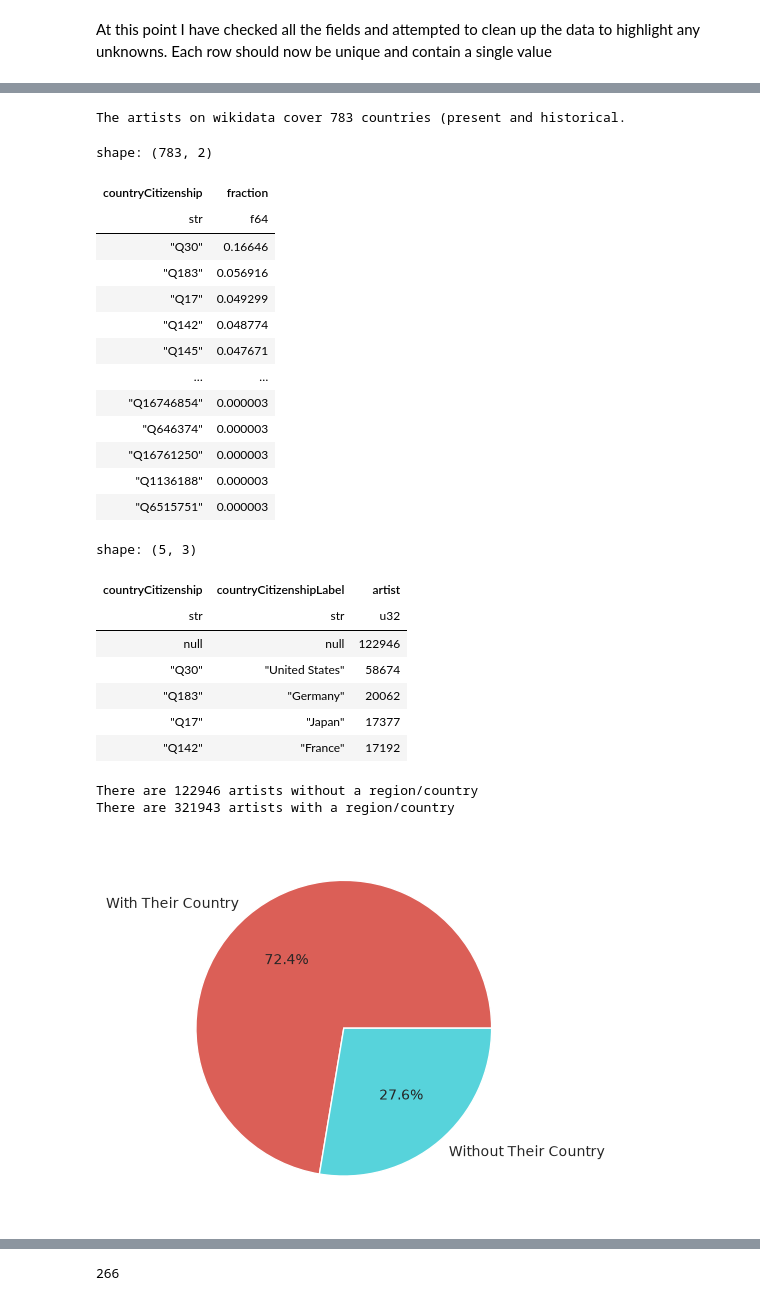
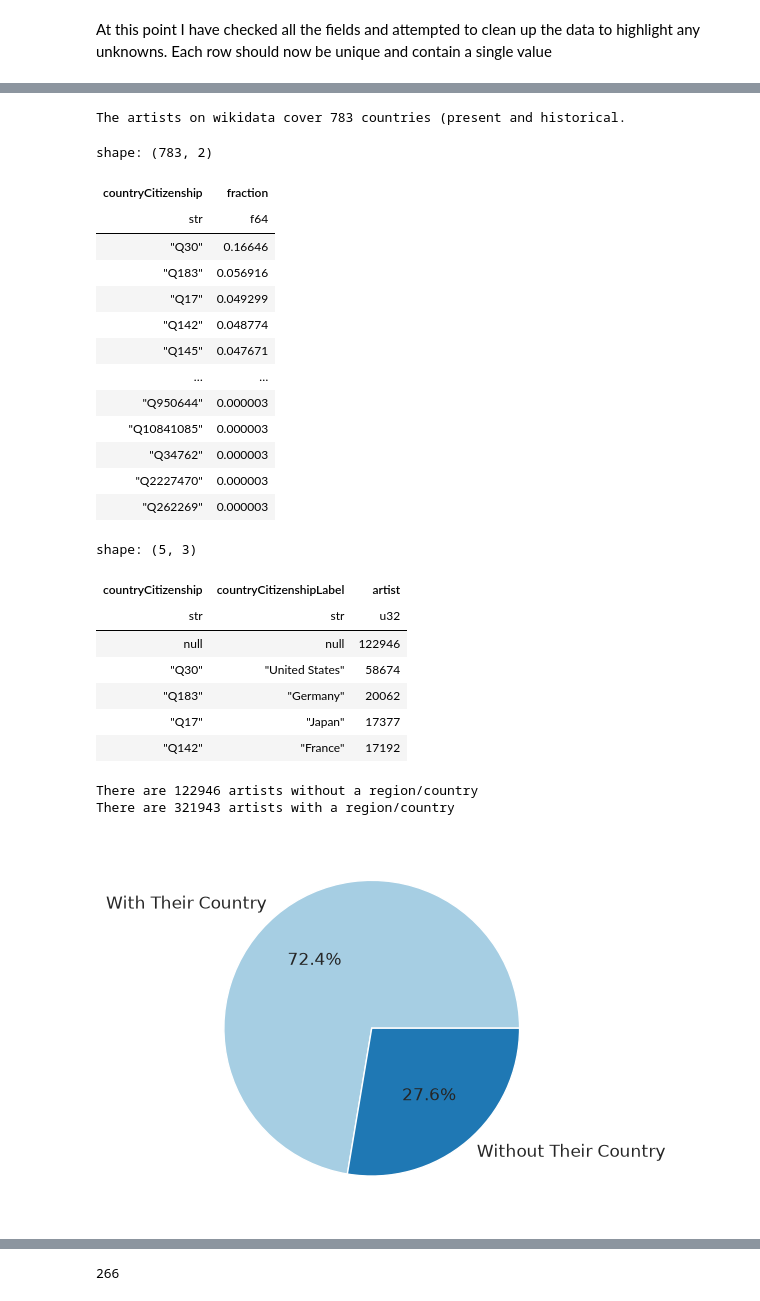
Before and after one commit to malik-files/MScDiss_IGASTNBK_, a Jupyter notebook: Main Code/cleaning_inspecting_labelling_Wikidata_artists.ipynb, the cells around one changed output, grey strips where cells are left out. Cells and saved outputs as stored; diff of their text form; code cells hidden in the pictures.

```diff
--- a/Main Code/cleaning_inspecting_labelling_Wikidata_artists.ipynb
+++ b/Main Code/cleaning_inspecting_labelling_Wikidata_artists.ipynb
@@ -445,7 +445,7 @@ countList.extend(dfOthers["artist"].to_list())
 print(countList)
 makeBarChart(genderList, countList, "Gender Distribution of Artists on Wikidata", "Number of Artists" )
 makePieChart2(genderList, countList, "Percentage of Genders on Wikidata", (0, 0 , 0.5))
-
+plt.rc('font', size=12)
 
 other_genders_forBar = artistGenderGrouped[2:].drop_nulls()
 makePieChart(other_genders_forBar["genderLabel"].to_list(), other_genders_forBar["artist"].to_list(), "Gender Distribution of 'other' Genders on Wikidata", "coolwarm")
@@ -501,40 +501,40 @@ countRegionsNull = artistDF.filter(
     pl.col("countryCitizenship").is_null()
 ).select(pl.col("artist")).unique()
 
 countRegionsNotNull = artistDF.filter(
     pl.col("countryCitizenship").is_not_null()
 ).select(pl.col("artist")).unique()
 print(f"There are {len(countRegionsNull)} artists without a region/country")
 print(f"There are {len(countRegionsNotNull)} artists with a region/country")
 
-makePieChart(["With Their Country", "Without Their Country"],[len(countRegionsNotNull),len(countRegionsNull)],"Artists With and Without Their Country of Citizenship on Wikidata", "hls")
+makePieChart(["With Their Country", "Without Their Country"],[len(countRegionsNotNull),len(countRegionsNull)],"Artists With and Without Their Country of Citizenship on Wikidata", "Paired")
 # %% [output]
 The artists on wikidata cover 783 countries (present and historical.
 shape: (783, 2)
 | countryCitizenship | fraction |
 | str | f64 |
 | "Q30" | 0.16646 |
 | "Q183" | 0.056916 |
 | "Q17" | 0.049299 |
 | "Q142" | 0.048774 |
 | "Q145" | 0.047671 |
 | … | … |
-| "Q16746854" | 0.000003 |
-| "Q646374" | 0.000003 |
-| "Q16761250" | 0.000003 |
-| "Q1136188" | 0.000003 |
-| "Q6515751" | 0.000003 |
+| "Q950644" | 0.000003 |
+| "Q10841085" | 0.000003 |
+| "Q34762" | 0.000003 |
+| "Q2227470" | 0.000003 |
+| "Q262269" | 0.000003 |
 shape: (5, 3)
 | countryCitizenship | countryCitizenshipLabel | artist |
 | str | str | u32 |
 | null | null | 122946 |
 | "Q30" | "United States" | 58674 |
 | "Q183" | "Germany" | 20062 |
 | "Q17" | "Japan" | 17377 |
 | "Q142" | "France" | 17192 |
 There are 122946 artists without a region/country
 There are 321943 artists with a region/country
-[figure, old version]
+[figure, new version]
 # %%
 #Bar chart of top 10 countries
 top10Regions = regionsGrouped.drop_nulls()[0:10]
```
Also changed, not shown: parts of 21 cells of this notebook, 42 other files.
